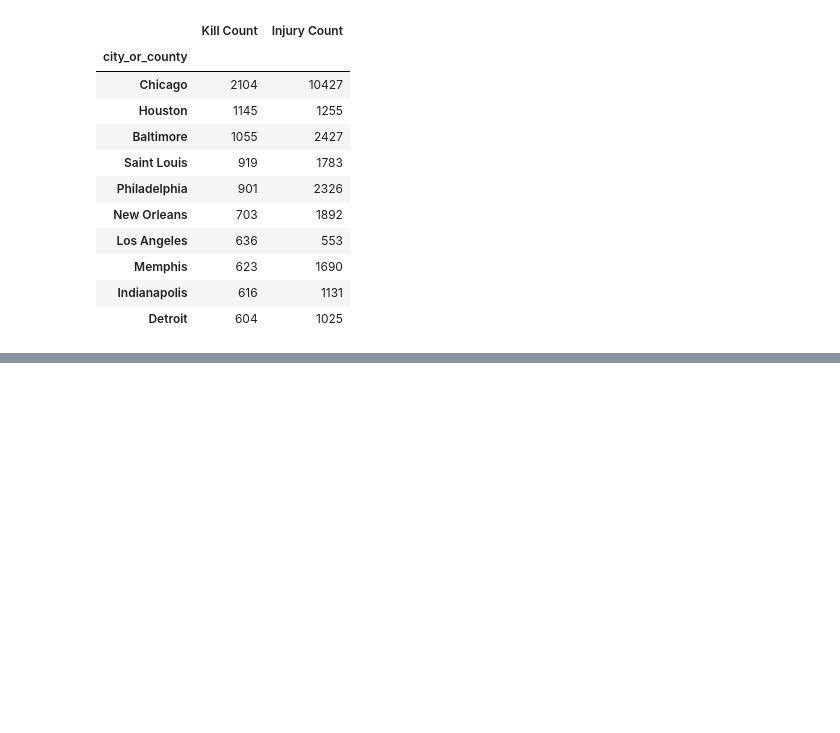
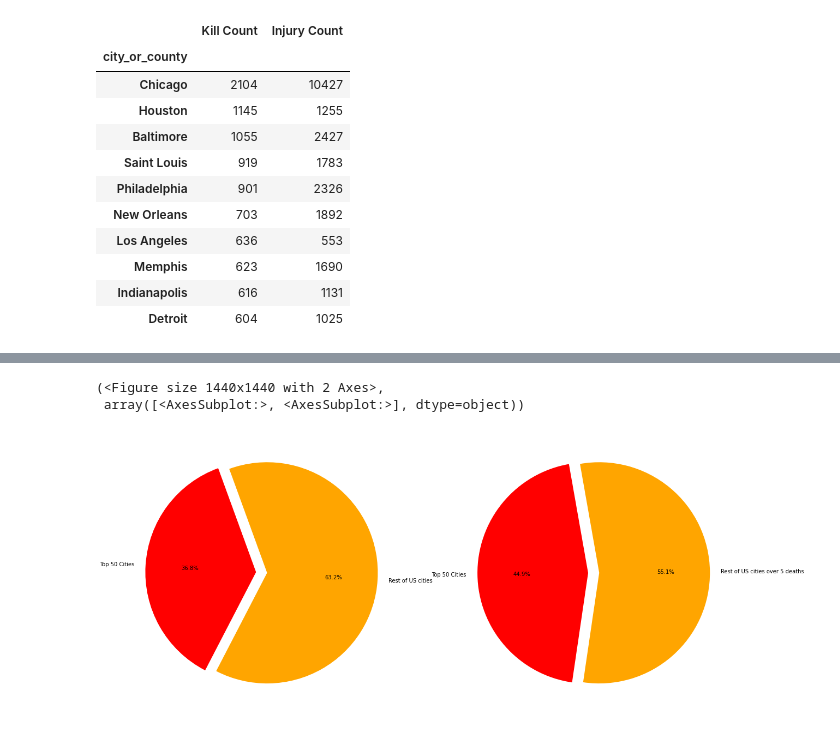
Before and after one commit to Kevin-McConchie/Project-1-Group-2, a Jupyter notebook: gun_violence.ipynb, the cells around one changed output, grey strips where cells are left out. Drawn from its saved outputs; the diff is of its cells as text; code cells hidden in the pictures; blank space fills up the shorter version.

```diff
--- a/gun_violence.ipynb
+++ b/gun_violence.ipynb
@@ -348,3 +247,64 @@ sorted_kill_df
+# %%
+# split datafor pie charts
+killer_cities =sort_casualty_city.loc[sort_casualty_city["Kill Count"]>168]
+med_to_no_risk=sort_casualty_city.loc[sort_casualty_city["Kill Count"]<169]
+safe_cities=sort_casualty_city.loc[sort_casualty_city["Kill Count"]<6]
+med_risk_cities=sort_casualty_city.loc[(sort_casualty_city['Kill Count'] <169
+                                ) & (sort_casualty_city['Kill Count'] >5)]
+
+
+# Total the values for each dataset and create index
+top_50= killer_cities.sum()#Kill Count 22277 Injury Count 52536
+med_to_no=med_to_no_risk.sum()#Kill Count38191 Injury Count 65866
+prob=med_risk_cities.sum()#Kill Count 27336 Injury Count 51593
+safe =med_to_no_risk.sum()#Kill Count 38191 Injury Count 65866
+index=[0,1]
+
+# create data frames for pie charts
+pie_data1 = list(zip(top_50,med_to_no))
+pie_data2 = list(zip(top_50,prob))
+
+pie1= pd.DataFrame(pie_data1,columns=["Top 50 Cities","Rest of US cities"])
+pie2= pd.DataFrame(pie_data2,columns=["Top 50 Cities","Rest of US over 5 deaths"])
+
+# transpose df index and rename columns
+pie1 = pie1.T
+pie1["index"]=index
+pie1.columns=["Kill Count","Injury Count","index"]
+pie1=pie1.set_index(keys=["index"])
+
+pie2 = pie2.T
+pie2["index"]=index
+pie2.columns=["Kill Count","Injury Count","index"]
+pie2=pie2.set_index(keys=["index"])
+
+# create variables for plotting
+pie_1 =pie1["Kill Count"]
+pie_2 =pie2["Kill Count"]
+
+colors1= ["red","orange"]
+colors2= ["red","darkorange"]
+labels1 = ["Top 50 Cities","Rest of US cities"]
+labels2 = ["Top 50 Cities","Rest of US cities over 5 deaths"]
+explode=(0.1, 0)
+
+# Plot
+fig_k3=fig,(axs1,axs2)= plt.subplots(1,2,figsize=(20,20))
+axs1.pie(pie_1, explode=explode, labels=labels1, colors=colors,
+        autopct="%1.1f%%", startangle=110)
+
+axs2.pie(pie_2, explode=explode, labels=labels2, colors=colors,
+        autopct="%1.1f%%", startangle=100)
+# plt.legend()
+
+# save image
+plt.savefig("Images/fig_k3_pie_sub_plots.png")
+
+fig_k3
+# %% [output]
+(<Figure size 1440x1440 with 2 Axes>,
+ array([<AxesSubplot:>, <AxesSubplot:>], dtype=object))
+[figure, added]
 # %%
 #Pac-Man Pie chart for Josh
 sizes = [60, 245]
```
Also changed, not shown: parts of 6 cells of this notebook, 6 other files.
